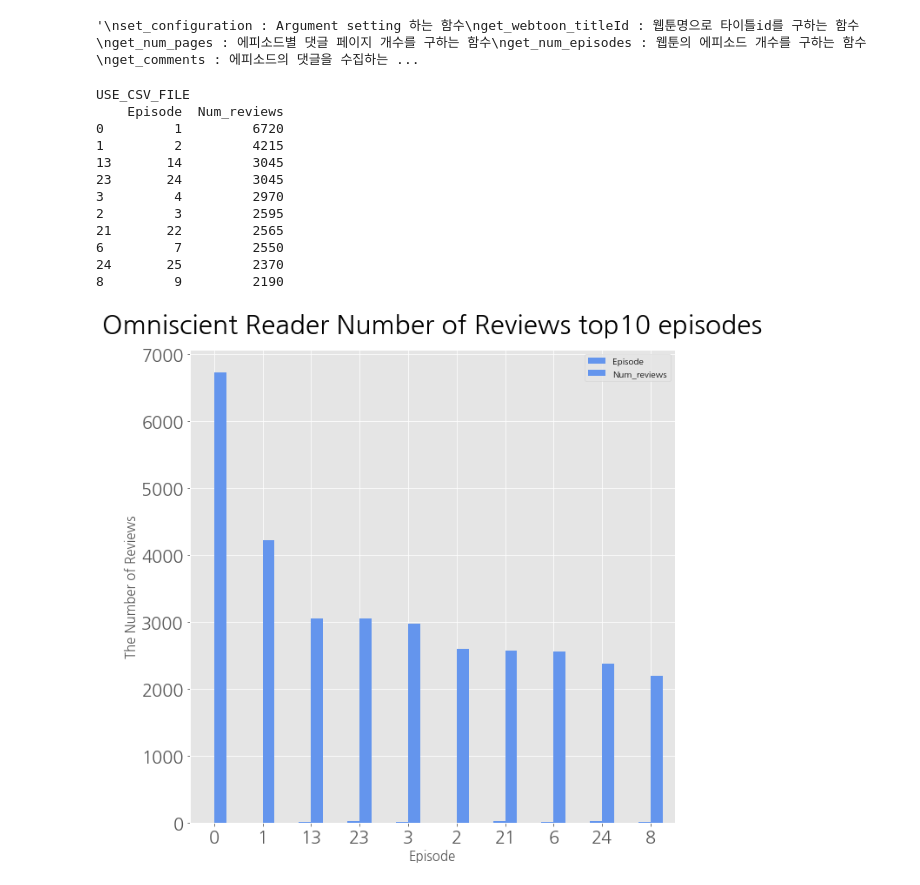
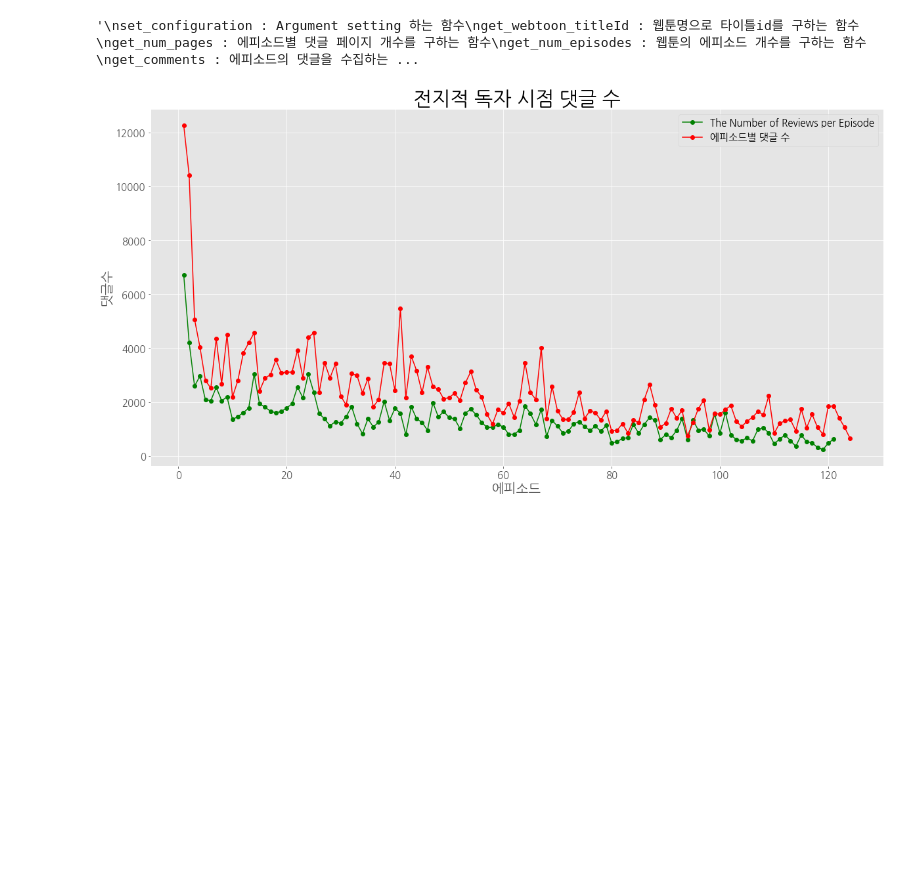
Before and after one commit to jiyaa29/Multicampus-Weekly-Project, a Jupyter notebook: 크롤링/naver_webtoon.ipynb, the cells around one changed output. Drawn from its saved outputs; the diff is of its cells as text; code cells hidden in the pictures; blank space fills up the shorter version.

```diff
--- a/크롤링/naver_webtoon.ipynb
+++ b/크롤링/naver_webtoon.ipynb
@@ -619,50 +642,57 @@ if __name__=="__main__":
 #     filepath = RESULT_DIR + filename
 
 #     show_num_reviews(df,lang, filepath)
+
+
+    filepath = "kr_전지적 독자 시점_num_reviews.csv"
+    df1 = pd.read_csv('./data/kr/'+filepath)
+    df1 = df1.drop(['Num_pages'], axis=1)
+
+    filepath = "en_Omniscient Reader_num_reviews.csv"
+    df2 = pd.read_csv('./data/en/'+filepath)
+    df2 = df2.drop(['Num_pages'], axis=1)
+
+    RESULT_DIR = './result/'+lang+'/'
+    if not os.path.exists(RESULT_DIR):
+        os.makedirs(RESULT_DIR)
+    filename = 'kr_en' + '_num_reviews.png'
+    filepath = RESULT_DIR + filename
+
+
+    show_both_num_reviews(df1, df2,lang, filepath) # df1 한글 df2 영어
+
     #####################댓글 개수 기반 top10 에피소드 구하기(한글)###############################
-    df = get_top10_num_reviews(chromedriver_path, platform, lang, title_id, num_episodes, USE_CSV_FILE)
+#     df = get_top10_num_reviews(chromedriver_path, platform, lang, title_id, num_episodes, USE_CSV_FILE)
 
-    filename = lang + '_top10_num_reviews.png'
-    filepath = RESULT_DIR + filename
-    show_best_num_reviews(df, lang, filepath)
+#     filename = lang + '_top10_num_reviews.png'
+#     filepath = RESULT_DIR + filename
+#     show_best_num_reviews(df, lang, filepath)
 
 #     filename = 'kr_iplot_num_reviews.png'
 #     filepath = RESULT_DIR + filename
 #     show_iplot_num_reviews(df,filepath)
 
     # best num review's episodes
 #     df = get_top10_num_reviews(chromedriver_path, platform, lang, title_id, num_episodes, USE_CSV_FILE)
 #     filename = 'kr_top10_num_reviews.png'
 #     filepath = RESULT_DIR + filename
 #     show_best_num_reviews(df,filepath)
 
 #     filename = 'kr_iplot_top10_num_reviews.png'
 #     filepath = RESULT_DIR + filename
 #     show_iplot_best_num_reviews(df,filepath)
 
     #################댓글순, 평점순 top10 에피소드 구하기#######################
 
     # (chromedriver_path, platform, lang, titleId, num_episodes, USE_CSV_FILE):
     #df = get_top10_num_reviews(chromedriver_path, platform, lang, title_id, num_episodes, USE_CSV_FILE)
     #print("Done")
 
     # 별점, 참여자수 구하기
     #df = get_top10_point_participants(chromedriver_path, platform, lang, title_id)
 
     #################전체 댓글 수집##############################################
     #get_all_comments(chromedriver_path, lang, title_id, num_episodes, DATA_DIR)
     #merge_csv_files(DATA_DIR)
 # %% [output]
-USE_CSV_FILE
-    Episode  Num_reviews
-0         1         6720
-1         2         4215
-13       14         3045
-23       24         3045
-3         4         2970
-2         3         2595
-21       22         2565
-6         7         2550
-24       25         2370
-8         9         2190
-[figure, old version]
+[figure, new version]
```
Also changed, not shown: parts of 2 cells of this notebook, 27 other files.
